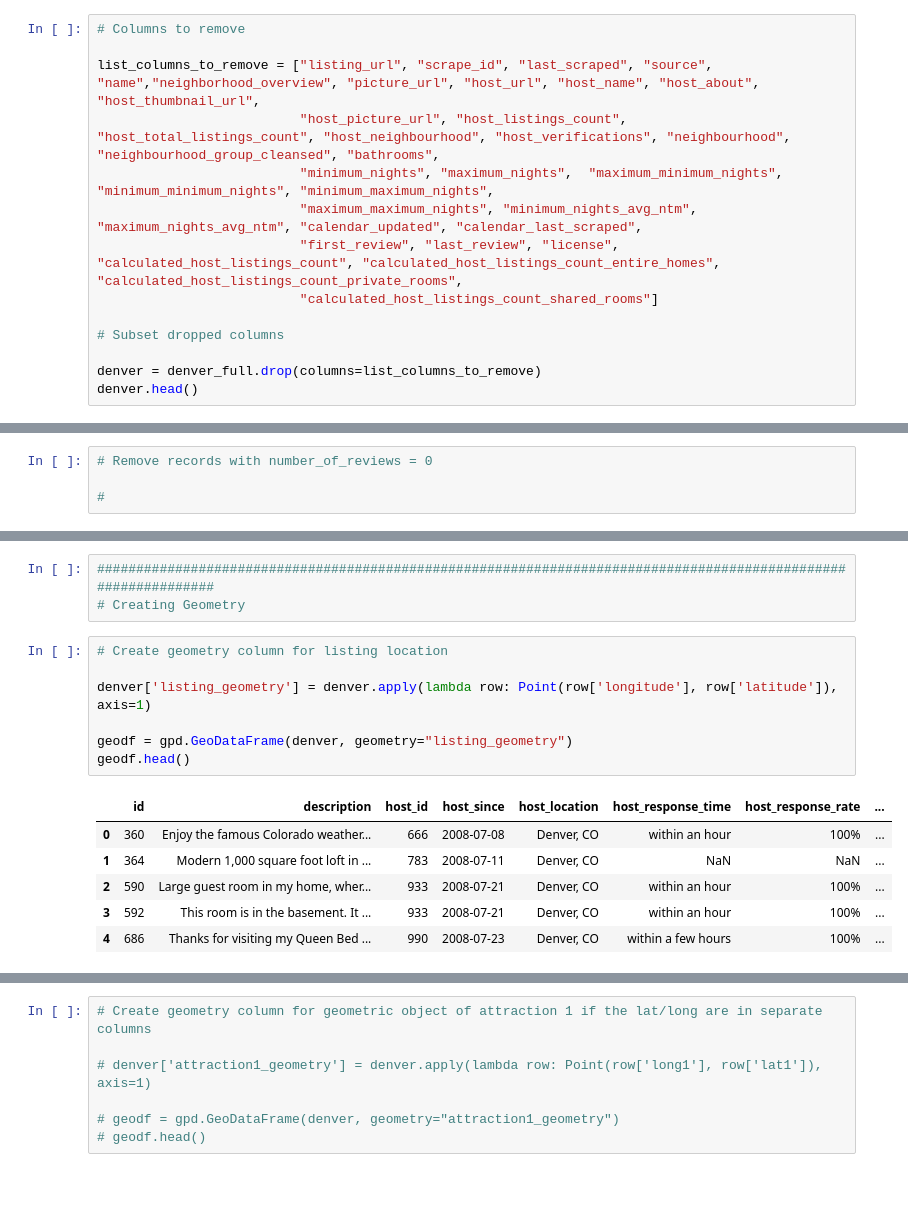
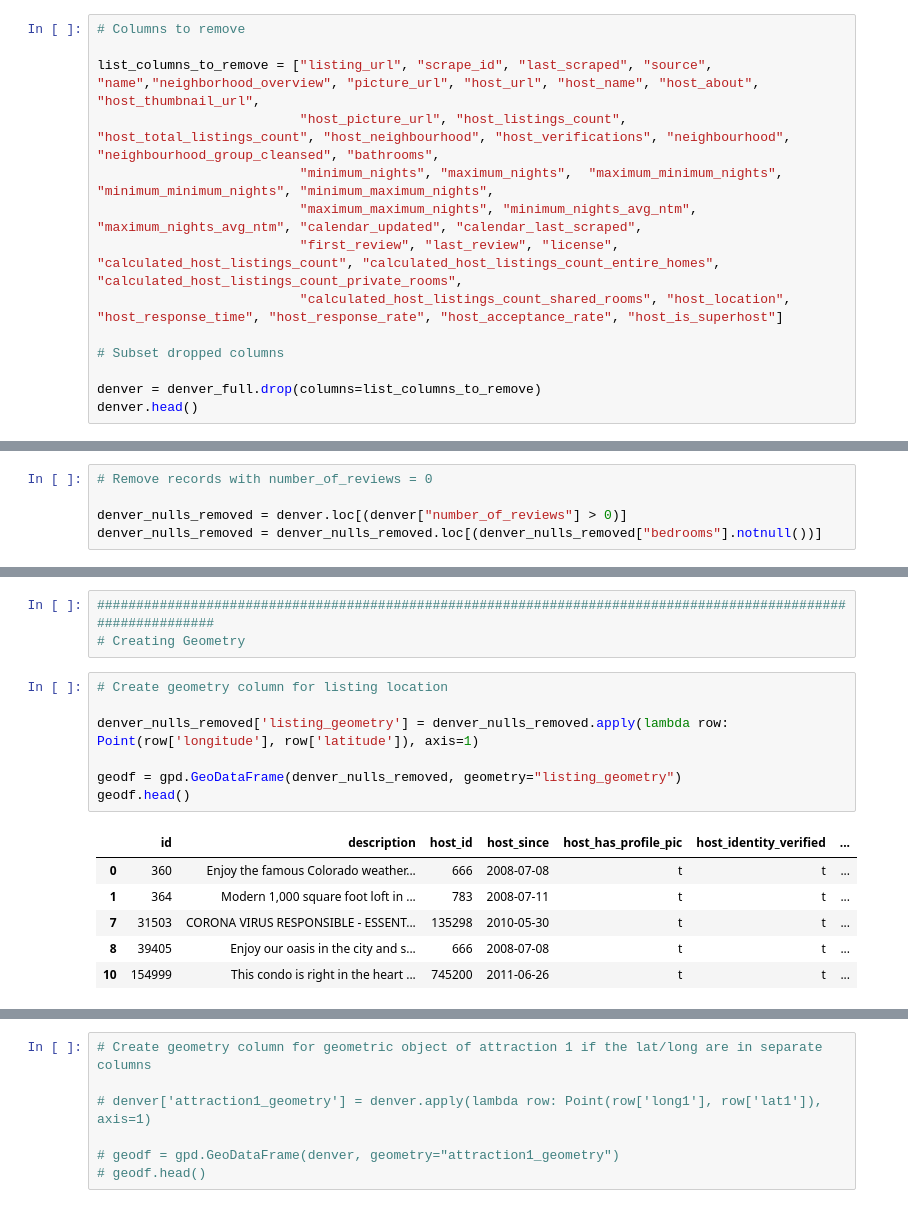
Before and after one commit to mmccanse/L3, a Jupyter notebook: data_prep_mm.ipynb, the cells around one changed output, grey strips where cells are left out. Cells and saved outputs as stored; diff of their text form.

```diff
--- a/data_prep_mm.ipynb
+++ b/data_prep_mm.ipynb
@@ -66,7 +66,7 @@ list_columns_to_remove = ["listing_url", "scrape_id", "last_scraped", "source",
                           "minimum_nights", "maximum_nights",  "maximum_minimum_nights", "minimum_minimum_nights", "minimum_maximum_nights",
                           "maximum_maximum_nights", "minimum_nights_avg_ntm", "maximum_nights_avg_ntm", "calendar_updated", "calendar_last_scraped",
                           "first_review", "last_review", "license", "calculated_host_listings_count", "calculated_host_listings_count_entire_homes", "calculated_host_listings_count_private_rooms",
-                          "calculated_host_listings_count_shared_rooms"]
+                          "calculated_host_listings_count_shared_rooms", "host_location", "host_response_time", "host_response_rate", "host_acceptance_rate", "host_is_superhost"]
 
 # Subset dropped columns
 
@@ -138,4 +138,5 @@ denver = denver.drop(columns='bathrooms_text')
 # %%
 # Remove records with number_of_reviews = 0
 
-#
+denver_nulls_removed = denver.loc[(denver["number_of_reviews"] > 0)]
+denver_nulls_removed = denver_nulls_removed.loc[(denver_nulls_removed["bedrooms"].notnull())]
@@ -145,17 +189,17 @@ denver = denver.drop(columns='bathrooms_text')
 # %%
 # Create geometry column for listing location
 
-denver['listing_geometry'] = denver.apply(lambda row: Point(row['longitude'], row['latitude']), axis=1)
+denver_nulls_removed['listing_geometry'] = denver_nulls_removed.apply(lambda row: Point(row['longitude'], row['latitude']), axis=1)
 
-geodf = gpd.GeoDataFrame(denver, geometry="listing_geometry")
+geodf = gpd.GeoDataFrame(denver_nulls_removed, geometry="listing_geometry")
 geodf.head()
 # %% [output]
-|  | id | description | host_id | host_since | host_location | host_response_time | host_response_rate | ... |
-| 0 | 360 | Enjoy the famous Colorado weather... | 666 | 2008-07-08 | Denver, CO | within an hour | 100% | ... |
-| 1 | 364 | Modern 1,000 square foot loft in ... | 783 | 2008-07-11 | Denver, CO | NaN | NaN | ... |
-| 2 | 590 | Large guest room in my home, wher... | 933 | 2008-07-21 | Denver, CO | within an hour | 100% | ... |
-| 3 | 592 | This room is in the basement. It ... | 933 | 2008-07-21 | Denver, CO | within an hour | 100% | ... |
-| 4 | 686 | Thanks for visiting my Queen Bed ... | 990 | 2008-07-23 | Denver, CO | within a few hours | 100% | ... |
+|  | id | description | host_id | host_since | host_has_profile_pic | host_identity_verified | ... |
+| 0 | 360 | Enjoy the famous Colorado weather... | 666 | 2008-07-08 | t | t | ... |
+| 1 | 364 | Modern 1,000 square foot loft in ... | 783 | 2008-07-11 | t | t | ... |
+| 7 | 31503 | CORONA VIRUS RESPONSIBLE - ESSENT... | 135298 | 2010-05-30 | t | t | ... |
+| 8 | 39405 | Enjoy our oasis in the city and s... | 666 | 2008-07-08 | t | t | ... |
+| 10 | 154999 | This condo is right in the heart ... | 745200 | 2011-06-26 | t | t | ... |
 # %%
 # Create variables for test attraction and lat/long coordinates, converted to decimal format.
 attract1 = "union_station"
```
Also changed, not shown: parts of 26 cells of this notebook.
